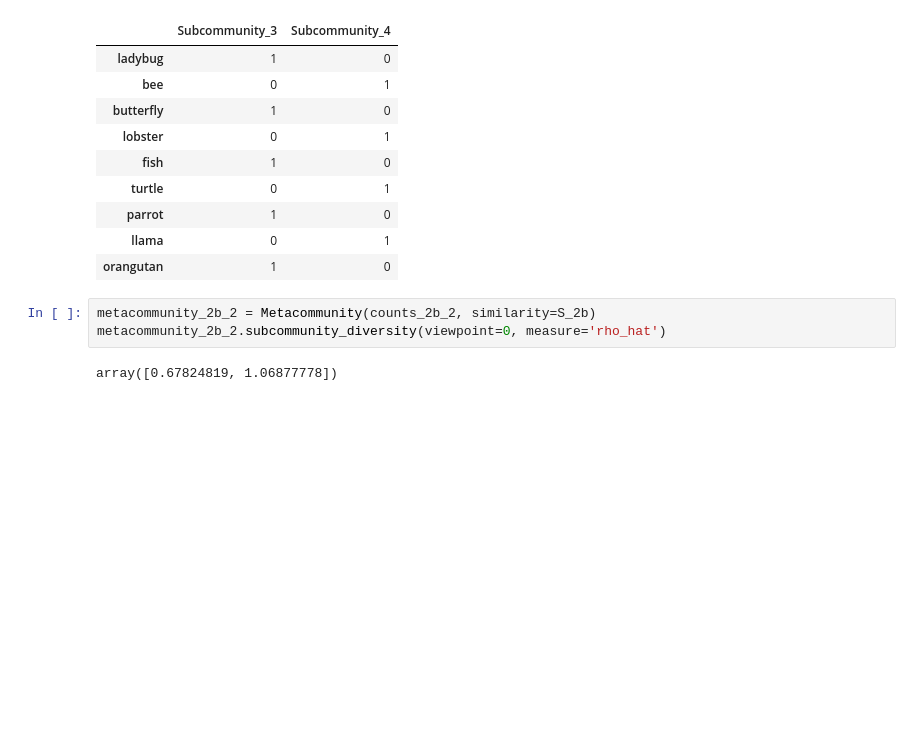
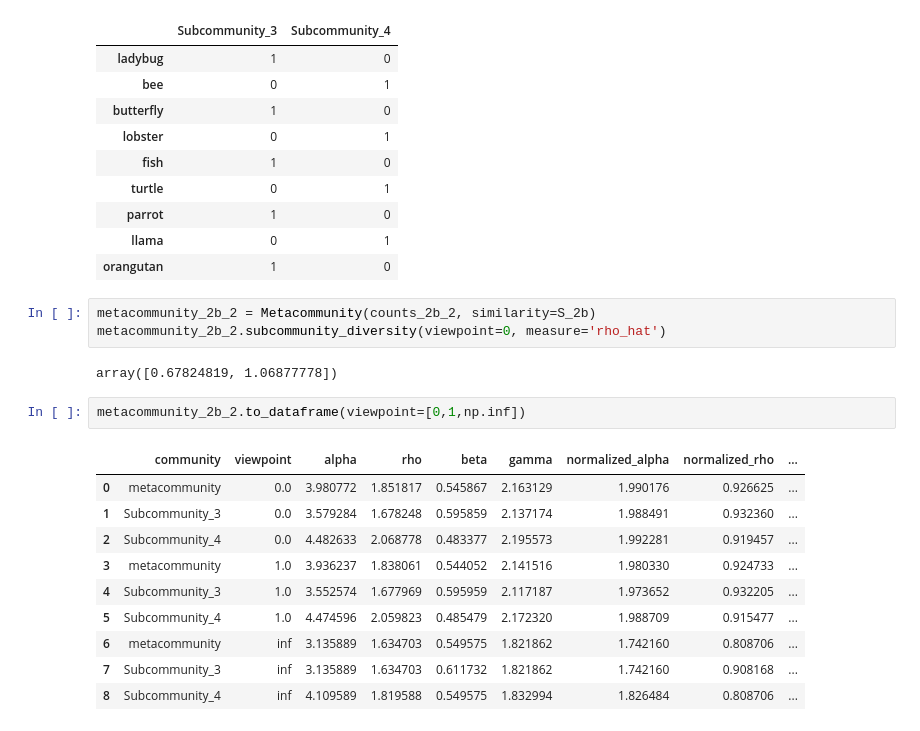
Before and after one commit to ArnaoutLab/diversity, a Jupyter notebook: notebooks/fruits_and_animals/fruits_and_animals_fig1_2.ipynb, the cells around one changed output. Drawn from its saved outputs; the diff is of its cells as text; blank space fills up the shorter version.

```diff
--- a/notebooks/fruits_and_animals/fruits_and_animals_fig1_2.ipynb
+++ b/notebooks/fruits_and_animals/fruits_and_animals_fig1_2.ipynb
@@ -342,3 +355,16 @@ metacommunity_2b_2 = Metacommunity(counts_2b_2, similarity=S_2b)
 metacommunity_2b_2.subcommunity_diversity(viewpoint=0, measure='rho_hat')
 # %% [output]
 array([0.67824819, 1.06877778])
+# %%
+metacommunity_2b_2.to_dataframe(viewpoint=[0,1,np.inf])
+# %% [output]
+|  | community | viewpoint | alpha | rho | beta | gamma | normalized_alpha | normalized_rho | ... |
+| 0 | metacommunity | 0.0 | 3.980772 | 1.851817 | 0.545867 | 2.163129 | 1.990176 | 0.926625 | ... |
+| 1 | Subcommunity_3 | 0.0 | 3.579284 | 1.678248 | 0.595859 | 2.137174 | 1.988491 | 0.932360 | ... |
+| 2 | Subcommunity_4 | 0.0 | 4.482633 | 2.068778 | 0.483377 | 2.195573 | 1.992281 | 0.919457 | ... |
+| 3 | metacommunity | 1.0 | 3.936237 | 1.838061 | 0.544052 | 2.141516 | 1.980330 | 0.924733 | ... |
+| 4 | Subcommunity_3 | 1.0 | 3.552574 | 1.677969 | 0.595959 | 2.117187 | 1.973652 | 0.932205 | ... |
+| 5 | Subcommunity_4 | 1.0 | 4.474596 | 2.059823 | 0.485479 | 2.172320 | 1.988709 | 0.915477 | ... |
+| 6 | metacommunity | inf | 3.135889 | 1.634703 | 0.549575 | 1.821862 | 1.742160 | 0.808706 | ... |
+| 7 | Subcommunity_3 | inf | 3.135889 | 1.634703 | 0.611732 | 1.821862 | 1.742160 | 0.908168 | ... |
+| 8 | Subcommunity_4 | inf | 4.109589 | 1.819588 | 0.549575 | 1.832994 | 1.826484 | 0.808706 | ... |
```
Also changed, not shown: parts of 8 cells of this notebook, 11 other files.
